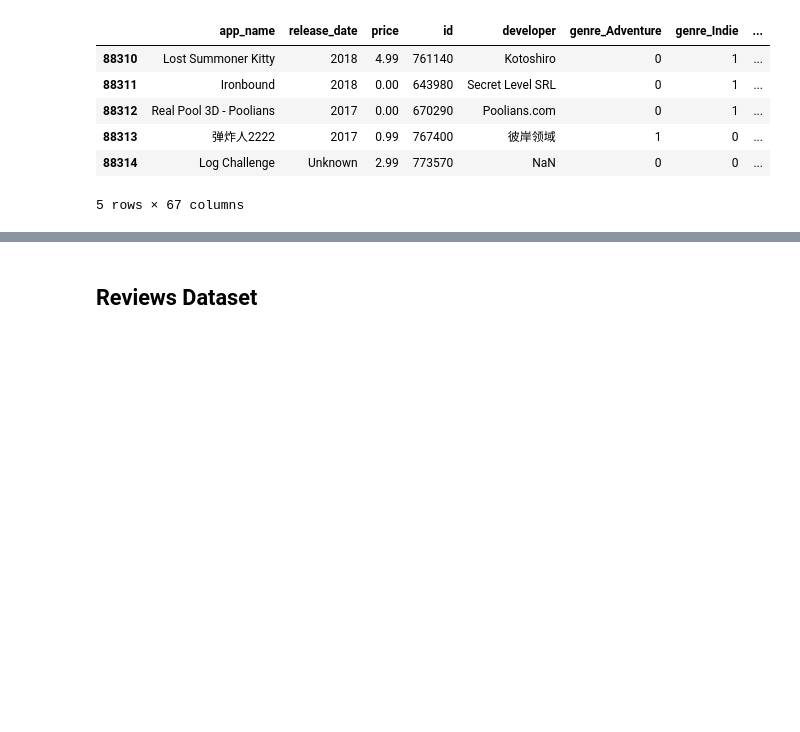
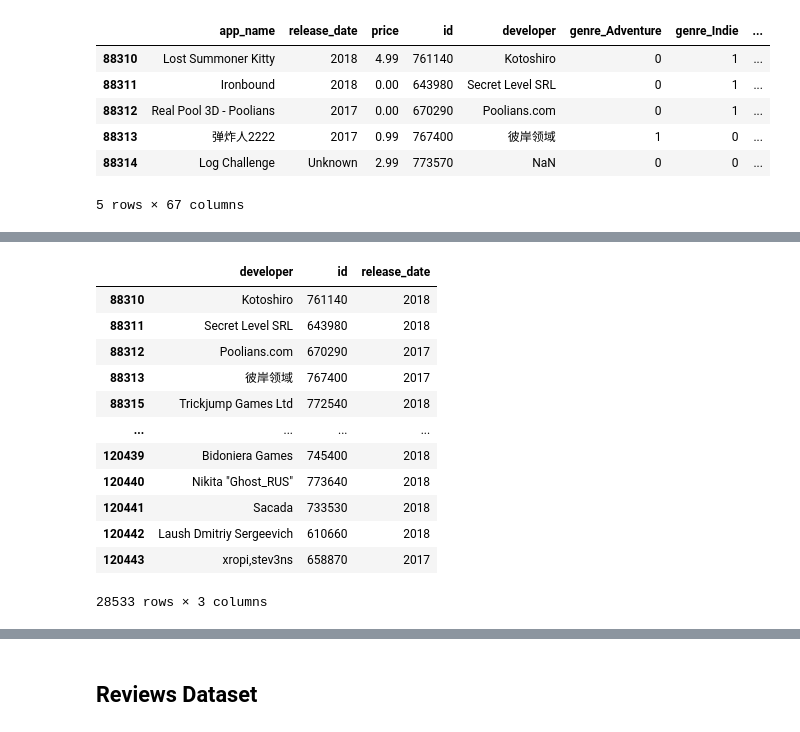
Before and after one commit to fcuerdo/Project1-Henry, a Jupyter notebook: Data Engineering.ipynb, the cells around one changed output, grey strips where cells are left out. Drawn from its saved outputs; the diff is of its cells as text; code cells hidden in the pictures; blank space fills up the shorter version.

```diff
--- a/Data Engineering.ipynb
+++ b/Data Engineering.ipynb
@@ -160,6 +160,7 @@ df_ga = optimize_dataframe_types(df_ga)  # Apply optimization after loading
 # %%
 df_ga_endpoint1 = df_ga
 df_ga_endpoint1 = df_ga_endpoint1.dropna(subset=['developer'])
+df_ga_endpoint1['release_date'] = df_ga_endpoint1['release_date'].astype(str)
 df_ga_endpoint1 = df_ga_endpoint1[df_ga_endpoint1['release_date'] != 'Unknown']
 columns_to_keep = ['app_name', 'release_date', 'price', 'id', 'developer']
 df_ga_endpoint1 = df_ga_endpoint1[columns_to_keep]
@@ -184,0 +234,19 @@ df_ga['release_date'] = df_ga['release_date'].astype(str)
+# %%
+df_ga_endpoint4 = df_ga_endpoint1
+columns_to_keep6 = ['developer', 'id', 'release_date']
+df_ga_endpoint4 = df_ga_endpoint4[columns_to_keep6]
+df_ga_endpoint4
+# %% [output]
+|  | developer | id | release_date |
+| 88310 | Kotoshiro | 761140 | 2018 |
+| 88311 | Secret Level SRL | 643980 | 2018 |
+| 88312 | Poolians.com | 670290 | 2017 |
+| 88313 | 彼岸领域 | 767400 | 2017 |
+| 88315 | Trickjump Games Ltd | 772540 | 2018 |
+| ... | ... | ... | ... |
+| 120439 | Bidoniera Games | 745400 | 2018 |
+| 120440 | Nikita "Ghost_RUS" | 773640 | 2018 |
+| 120441 | Sacada | 733530 | 2018 |
+| 120442 | Laush Dmitriy Sergeevich | 610660 | 2018 |
+| 120443 | xropi,stev3ns | 658870 | 2017 |
+28533 rows × 3 columns
```
Also changed, not shown: parts of 29 cells of this notebook, 1 other file.
